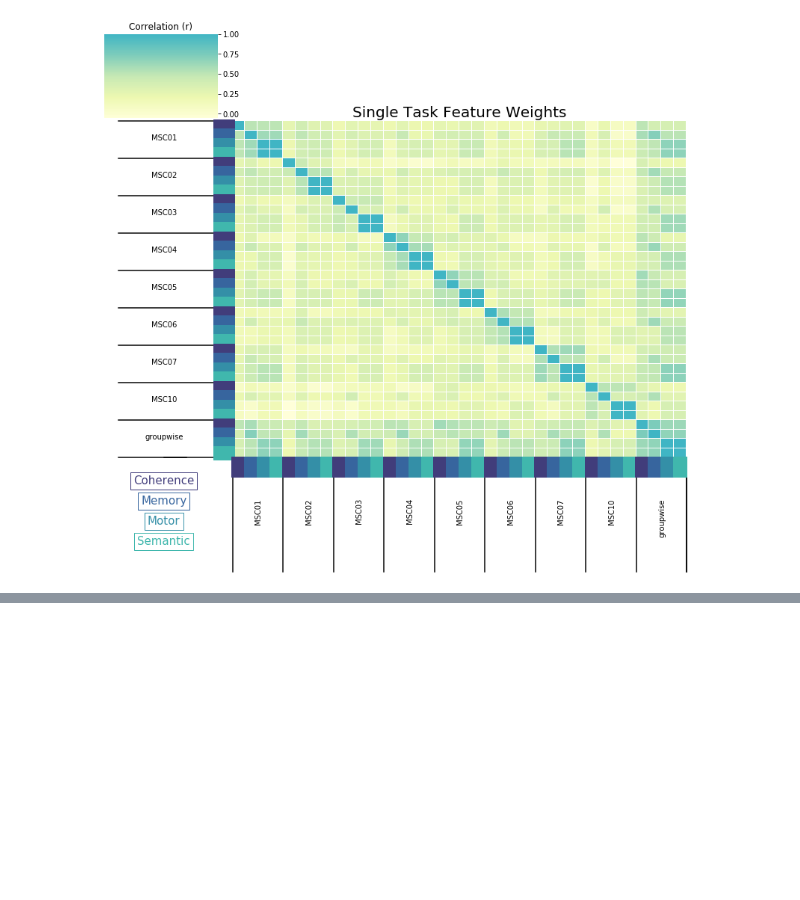
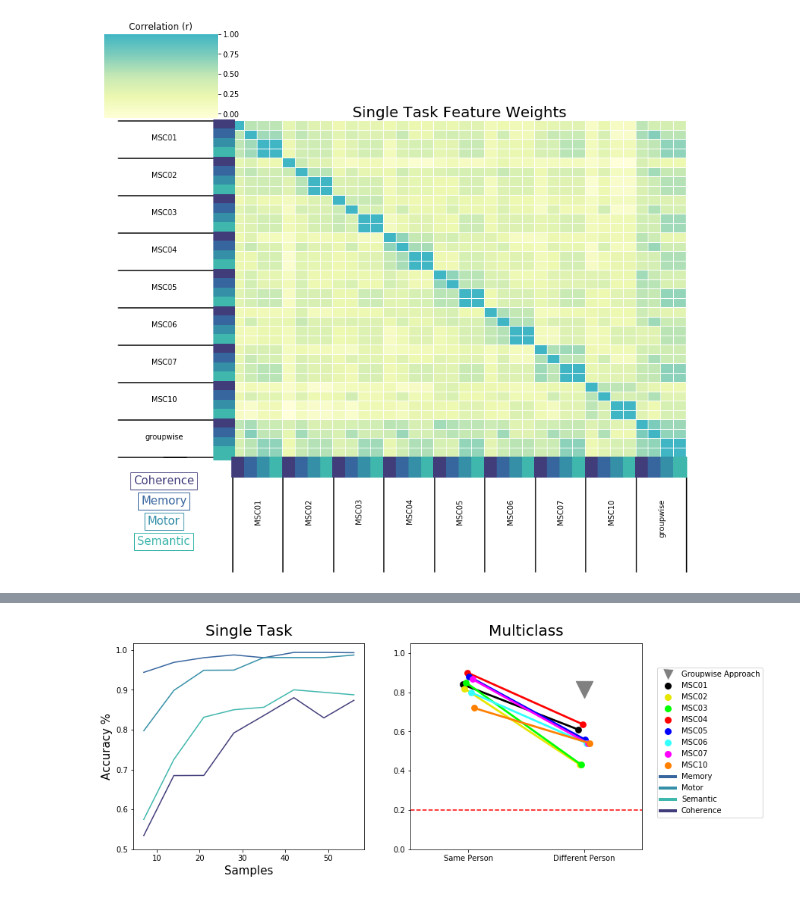
Before and after one commit to GrattonLab/Porteretal_taskprediction, a Jupyter notebook: code/pyScripts/Figures/FinalFigures.ipynb, the cells around one changed output, grey strips where cells are left out. Drawn from its saved outputs; the diff is of its cells as text; code cells hidden in the pictures; blank space fills up the shorter version.

```diff
--- a/code/pyScripts/Figures/FinalFigures.ipynb
+++ b/code/pyScripts/Figures/FinalFigures.ipynb
@@ -19,8 +19,9 @@ netList=['unassign','default', 'visual','fp','dan','van','salience','co','sm','s
 feature=[14808,10824,8736, 4620,5264,3151, 484, 4060, 2375,316, 564,45,21]
 netRoi=dict([('unassign',14808),('default', 10824),('visual',8736),('fp', 4620),('dan',5264),('van',3151),('salience', 484),('co', 4060),('sm', 2375),('sm-lat', 316),('auditory', 564),('pmn',45),('pon',21)])
 thisDir = os.path.expanduser('~/Desktop/Porteretal_taskprediction/output/results/')
+homeDir = os.path.expanduser('~/Desktop/Porteretal_taskprediction/')
 figsDir = os.path.expanduser('~/Desktop/Porteretal_taskprediction/output/figures/')
-sys.path.append('/Users/Alexis/Desktop/Porteretal_taskprediction/code/pyScripts/Predictions')
+sys.path.append(homeDir+'code/pyScripts/Predictions')
 import reshape
 Parcel_params = reshape.loadParcelParams('Gordon333')
 # Gordan Palette
@@ -50,6 +51,8 @@ single_task=pd.melt(single_task,id_vars=['train_sub','task'],value_vars=['same_s
 MC=pd.read_csv(thisDir+'Ridge/ALL_MC/acc.csv',usecols=['train','acc','Analysis'])
 MC.drop_duplicates(inplace=True)
 
+group_MC=pd.read_csv(thisDir+'Ridge/ALL_MC/groupwise_acc.csv')
+g_MC=group_MC.mean()[0]
 #Supp Fig matched samples group avg compared to single task
 allTask_group=pd.read_csv(thisDir+'Ridge/ALL_Binary/groupwise_acc.csv')
 mL_group=allTask_group.mean()
@@ -64,6 +67,11 @@ compare_group=pd.concat([comp_single_task, single_task_group])
 LOSO_group =pd.read_csv(thisDir+'Ridge/single_task/groupwise_LOSO_acc.csv')
 LOSO_group['Analysis'] = 'group_LOSO'
 compare_group_all = pd.concat([compare_group, LOSO_group])
+
+
+#Groupwise incremental samples
+incremental = pd.read_csv(thisDir +'Ridge/single_task/incremental_groupavg.csv')
+incremental['samples']= incremental['sample_per_sub']*7
 """
 #Figure 5 Blockwise
 blockwise=pd.read_csv(thisDir+'Ridge/ALL_Binary/blockNet_acc.csv')
@@ -1060,0 +1238,27 @@ for level in range(fw_corr.columns.nlevels):
+# %%
+fig=plt.figure(figsize=(12,5))
+gs = gridspec.GridSpec(nrows=1, ncols=2,hspace=.3)
+
+ax1=fig.add_subplot(gs[0,0])
+ax = sns.lineplot(x= "samples", y = "acc", hue = "task", data = incremental, ax = ax1,hue_order = ['mem','motor','semantic','glass'],palette=['#37659e','#348fa7','#40b7ad','#413d7b'])
+plt.ylabel("Accuracy %", fontsize=15)
+ax.legend_.remove()
+y=[.5,.6,.7,.8,.9,1.0]
+plt.yticks(y)
+plt.xlabel("Samples", fontsize=15)
+ax.set_title('Single Task', fontsize=20, pad=10)
+ax2=fig.add_subplot(gs[0,1])
+ax2.scatter(x=1,y=g_MC,s=500,color='gray',marker="v")
+ax=sns.pointplot(x="Analysis",y="acc", hue="train",ci=None, data=MC, dodge=.1,order=['Same Person','Different Person'],color='r', palette=['1','2','3','4','5','6','7','10'],ax=ax2)
+ax.set_title('Multiclass', fontsize=20, pad=10)
+ax2.legend(handles=legend_elements,bbox_to_anchor=(1.05, .9))
+
+
+plt.ylabel(" ", fontsize=15)
+ax.axhline(.2,color='red',linestyle='--')
+plt.xlabel(' ')
+ax.set(ylim=(0, 1.05))
+
+plt.savefig(figsDir+'groupwise_sample_MC_data.png', bbox_inches='tight')
+# %% [output]
+[figure, added]
```
Also changed, not shown: parts of 22 cells of this notebook, 28 other files.
